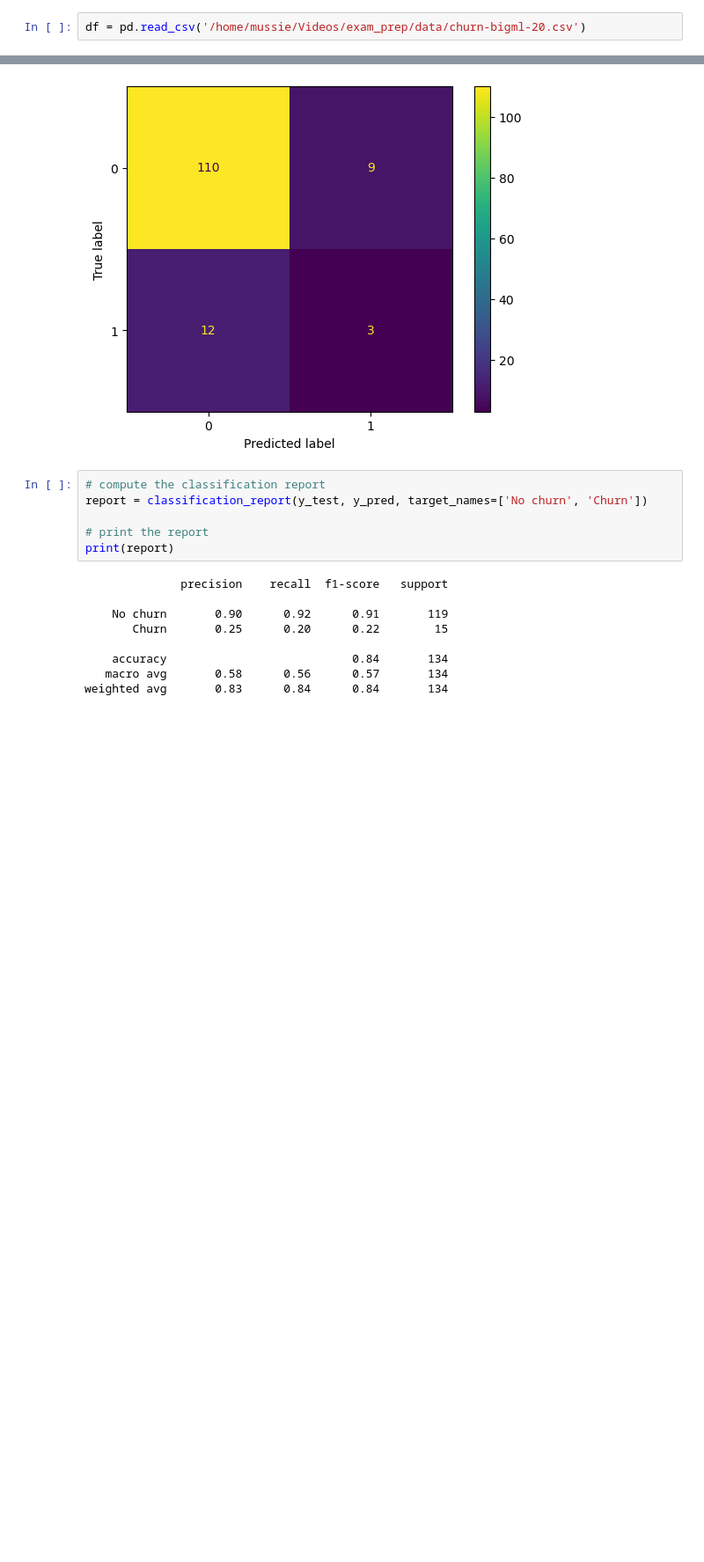
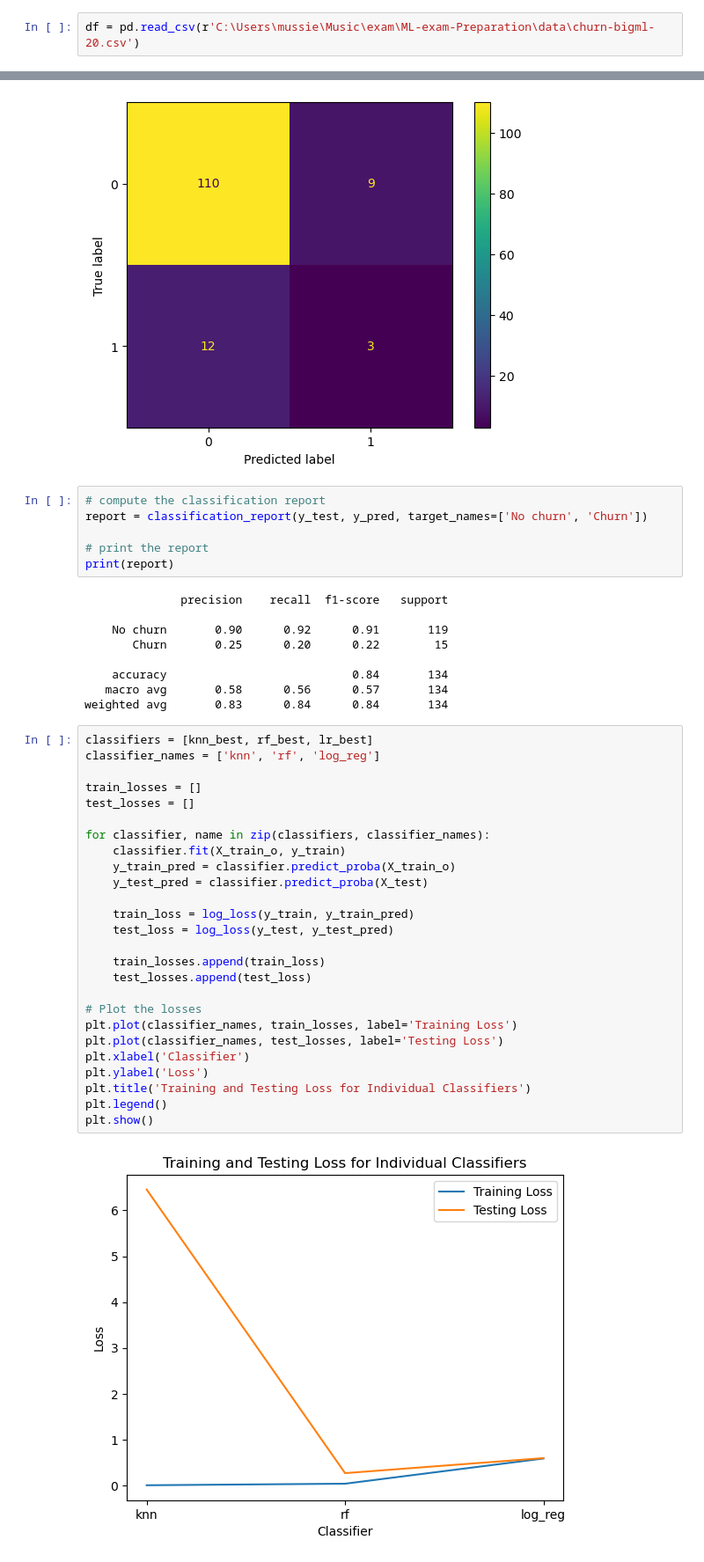
Before and after one commit to mussiehaile/ML-exam-Preparation, a Jupyter notebook: test.ipynb, the cells around one changed output, grey strips where cells are left out. Shown: that part at 88% size. Cells and saved outputs as stored; diff of their text form; blank space fills up the shorter version.

```diff
--- a/test.ipynb
+++ b/test.ipynb
@@ -15,7 +18,7 @@ import pickle
 import pandas as pd
 import numpy as np
 # %%
-df = pd.read_csv('/home/mussie/Videos/exam_prep/data/churn-bigml-20.csv')
+df = pd.read_csv(r'C:\Users\mussie\Music\exam\ML-exam-Preparation\data\churn-bigml-20.csv')
 # %%
 df.head(3)
 # %% [output]
@@ -182,5 +185,33 @@ print(report)
     accuracy                           0.84       134
    macro avg       0.58      0.56      0.57       134
 weighted avg       0.83      0.84      0.84       134
+# %%
+classifiers = [knn_best, rf_best, lr_best]
+classifier_names = ['knn', 'rf', 'log_reg']
+
+train_losses = []
+test_losses = []
+
+for classifier, name in zip(classifiers, classifier_names):
+    classifier.fit(X_train_o, y_train)
+    y_train_pred = classifier.predict_proba(X_train_o)
+    y_test_pred = classifier.predict_proba(X_test)
+
+    train_loss = log_loss(y_train, y_train_pred)
+    test_loss = log_loss(y_test, y_test_pred)
+
+    train_losses.append(train_loss)
+    test_losses.append(test_loss)
+
+# Plot the losses
+plt.plot(classifier_names, train_losses, label='Training Loss')
+plt.plot(classifier_names, test_losses, label='Testing Loss')
+plt.xlabel('Classifier')
+plt.ylabel('Loss')
+plt.title('Training and Testing Loss for Individual Classifiers')
+plt.legend()
+plt.show()
+# %% [output]
+[figure, added]
 # %%
 #saving model to a file
```
Also changed, not shown: parts of 15 cells of this notebook, 1 other file.
